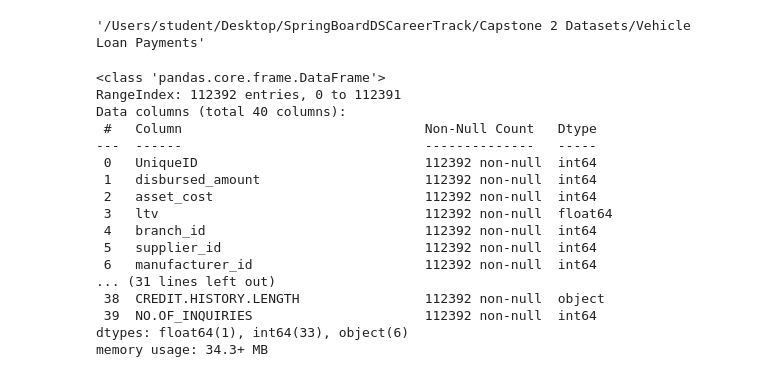
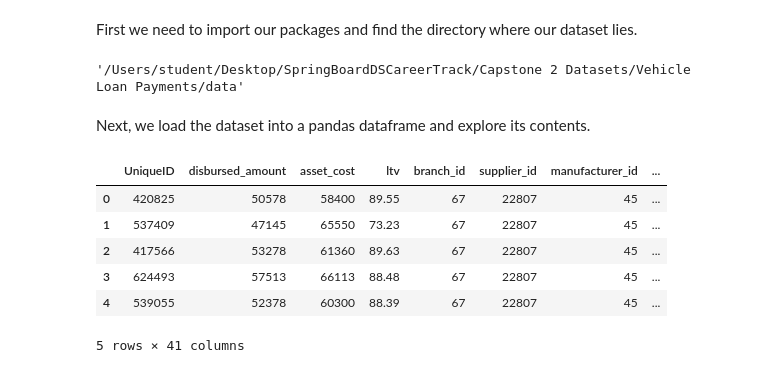
Before and after one commit to steviekwonders/Capstone-2, a Jupyter notebook: Vehicle Loan File Data Wrangling/Vehicle Loan Payment Data Wrangling.ipynb, the cells around one changed output. Drawn from its saved outputs; the diff is of its cells as text; code cells hidden in the pictures.

```diff
--- a/Vehicle Loan File Data Wrangling/Vehicle Loan Payment Data Wrangling.ipynb
+++ b/Vehicle Loan File Data Wrangling/Vehicle Loan Payment Data Wrangling.ipynb
@@ -1 +5,3 @@
+# %% [markdown]
+First we need to import our packages and find the directory where our dataset lies.
 # %%
@@ -6,31 +12,21 @@ import os
 # %%
 # Go to directory folder where our dataset exists
-
-path="/Users/student/Desktop/SpringBoardDSCareerTrack/Capstone 2 Datasets/Vehicle Loan Payments"
+path="/Users/student/Desktop/SpringBoardDSCareerTrack/Capstone 2 Datasets/Vehicle Loan Payments/data"
 os.chdir(path)
 os.getcwd()
 # %% [output]
-'/Users/student/Desktop/SpringBoardDSCareerTrack/Capstone 2 Datasets/Vehicle Loan Payments'
+'/Users/student/Desktop/SpringBoardDSCareerTrack/Capstone 2 Datasets/Vehicle Loan Payments/data'
+# %% [markdown]
+Next, we load the dataset into a pandas dataframe and explore its contents.
 # %%
-# Import data as a pandas dataframe
-
-df = pd.read_csv('test.csv')
-df.info()
+# Save csv data as a dataframe: df
+df = pd.read_csv('train.csv')
+df.head()
 # %% [output]
+|  | UniqueID | disbursed_amount | asset_cost | ltv | branch_id | supplier_id | manufacturer_id | ... |
+| 0 | 420825 | 50578 | 58400 | 89.55 | 67 | 22807 | 45 | ... |
+| 1 | 537409 | 47145 | 65550 | 73.23 | 67 | 22807 | 45 | ... |
+| 2 | 417566 | 53278 | 61360 | 89.63 | 67 | 22807 | 45 | ... |
+| 3 | 624493 | 57513 | 66113 | 88.48 | 67 | 22807 | 45 | ... |
+| 4 | 539055 | 52378 | 60300 | 88.39 | 67 | 22807 | 45 | ... |
-<class 'pandas.core.frame.DataFrame'>
-RangeIndex: 112392 entries, 0 to 112391
-Data columns (total 40 columns):
- #   Column                               Non-Null Count   Dtype
----  ------                               --------------   -----
- 0   UniqueID                             112392 non-null  int64
- 1   disbursed_amount                     112392 non-null  int64
- 2   asset_cost                           112392 non-null  int64
- 3   ltv                                  112392 non-null  float64
- 4   branch_id                            112392 non-null  int64
- 5   supplier_id                          112392 non-null  int64
- 6   manufacturer_id                      112392 non-null  int64
-... (31 lines left out)
- 38  CREDIT.HISTORY.LENGTH                112392 non-null  object
- 39  NO.OF_INQUIRIES                      112392 non-null  int64
-dtypes: float64(1), int64(33), object(6)
-memory usage: 34.3+ MB
+5 rows × 41 columns
```
Also changed, not shown: parts of 18 cells of this notebook.
